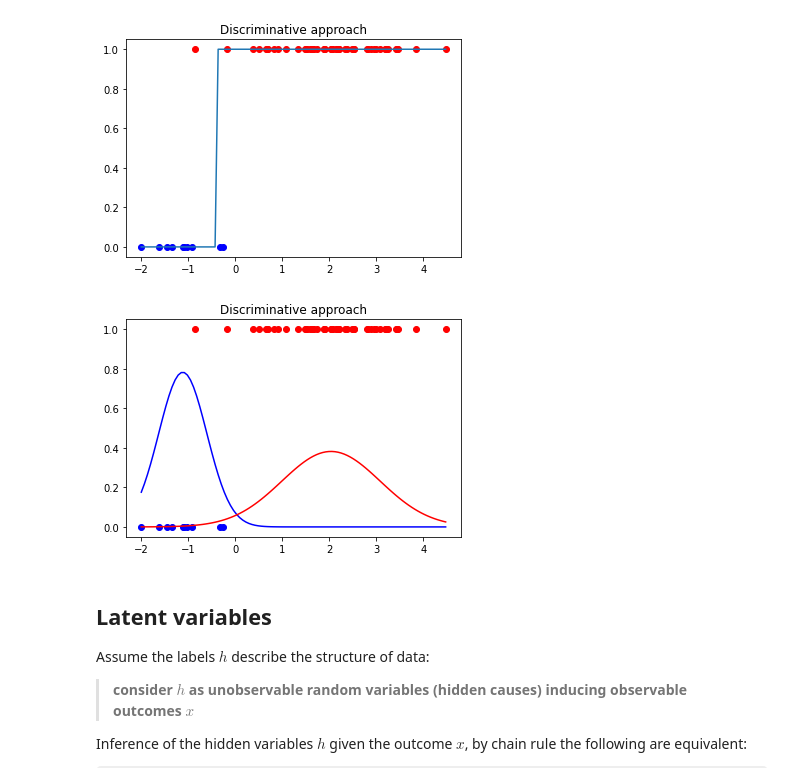
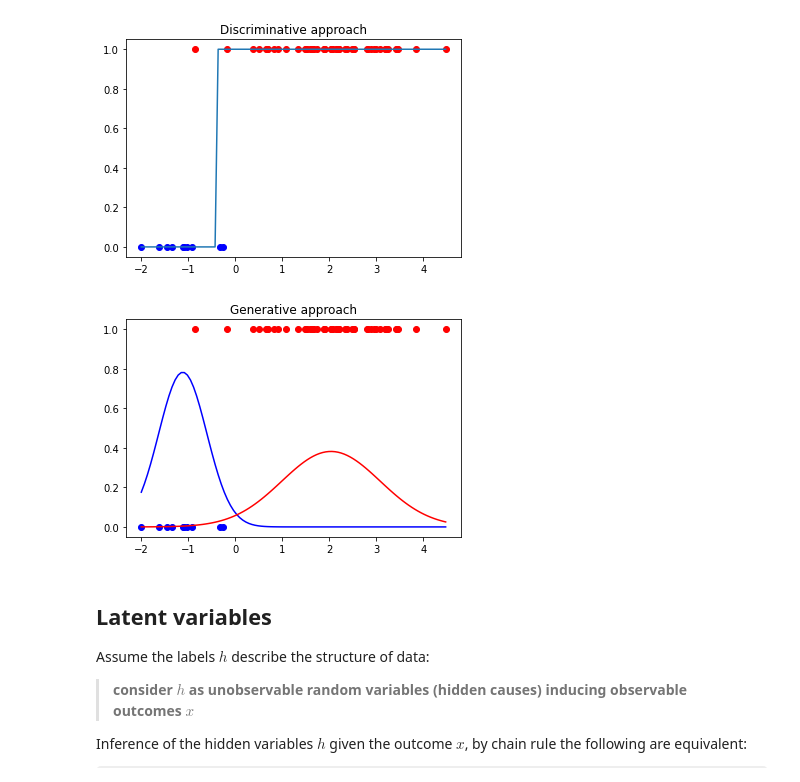
Before and after one commit to ilgabbio/meetup-generative-models, a Jupyter notebook: 00_generative.ipynb, the cells around one changed output. Drawn from its saved outputs; the diff is of its cells as text; code cells hidden in the pictures; some formulas as TeX source.

```diff
--- a/00_generative.ipynb
+++ b/00_generative.ipynb
@@ -41,21 +77,21 @@ plt.show()
 # %%
 from scipy.stats import norm
 
 # Generative model:
 mu1 = x1.mean()
 sigma1 = x1.std()
 mu2 = x2.mean()
 sigma2 = x2.std()
 
 
 plt.scatter(x1,np.zeros(x1.shape),c='b')
 plt.plot(x,norm.pdf(x,mu1,sigma1),c='b')
 plt.scatter(x2,np.ones(x2.shape),c='r')
 plt.plot(x,norm.pdf(x,mu2,sigma2),c='r')
-plt.title('Discriminative approach')
+plt.title('Generative approach')
 plt.show()
 # %% [output]
-[figure, old version]
+[figure, new version]
 # %% [markdown]
 ## Latent variables
 
```
Also changed, not shown: parts of 3 cells of this notebook, 9 other files.
